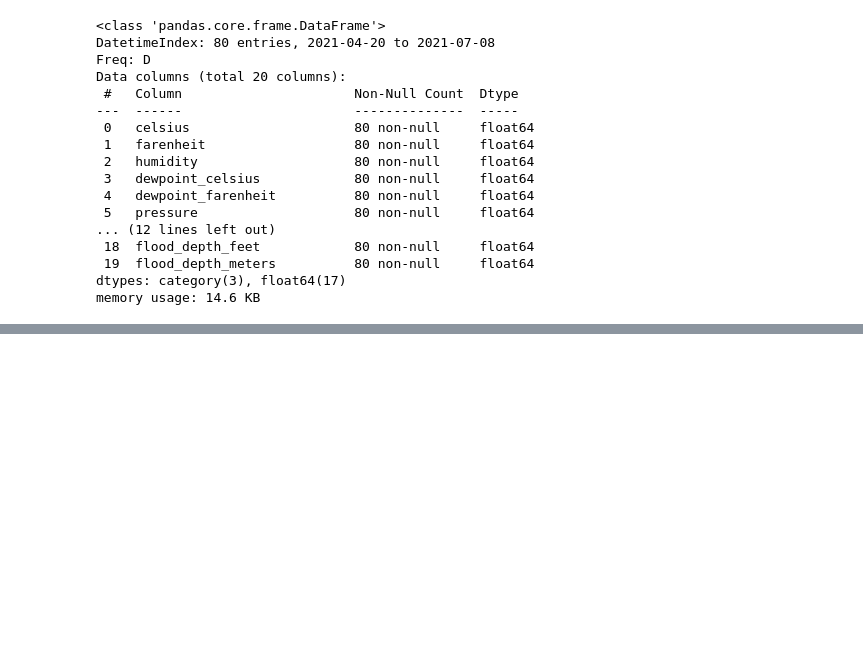
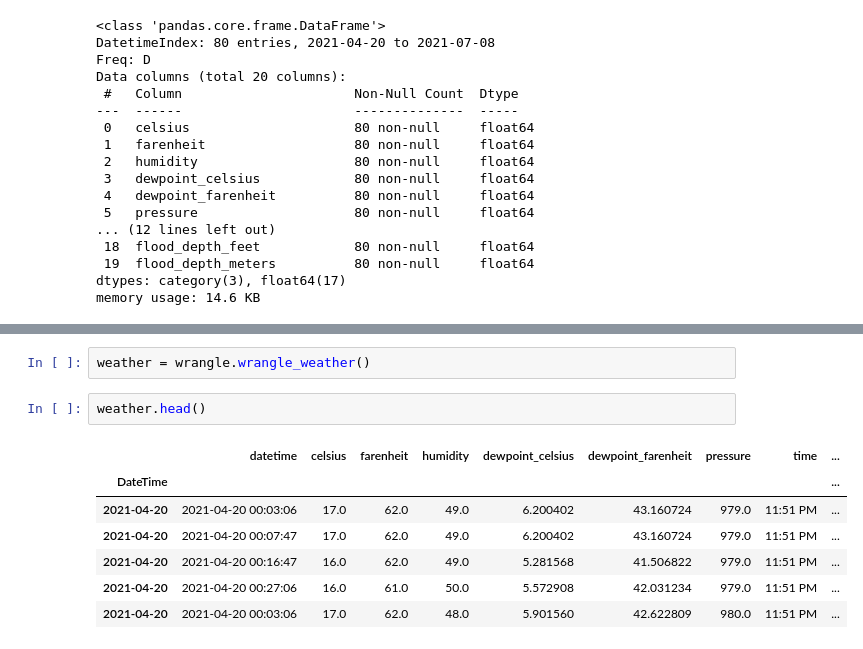
Before and after one commit to slc-data/2021-datathon, a Jupyter notebook: workbooks/lori/concat_datasets.ipynb, the cells around one changed output, grey strips where cells are left out. Drawn from its saved outputs; the diff is of its cells as text; blank space fills up the shorter version.

```diff
--- a/workbooks/lori/concat_datasets.ipynb
+++ b/workbooks/lori/concat_datasets.ipynb
@@ -97,0 +217,12 @@ memory usage: 14.6 KB
+# %%
+weather = wrangle.wrangle_weather()
+# %%
+weather.head()
+# %% [output]
+|  | datetime | celsius | farenheit | humidity | dewpoint_celsius | dewpoint_farenheit | pressure | time | ... |
+| DateTime |  |  |  |  |  |  |  |  | ... |
+| 2021-04-20 | 2021-04-20 00:03:06 | 17.0 | 62.0 | 49.0 | 6.200402 | 43.160724 | 979.0 | 11:51 PM | ... |
+| 2021-04-20 | 2021-04-20 00:07:47 | 17.0 | 62.0 | 49.0 | 6.200402 | 43.160724 | 979.0 | 11:51 PM | ... |
+| 2021-04-20 | 2021-04-20 00:16:47 | 16.0 | 62.0 | 49.0 | 5.281568 | 41.506822 | 979.0 | 11:51 PM | ... |
+| 2021-04-20 | 2021-04-20 00:27:06 | 16.0 | 61.0 | 50.0 | 5.572908 | 42.031234 | 979.0 | 11:51 PM | ... |
+| 2021-04-20 | 2021-04-20 00:03:06 | 17.0 | 62.0 | 48.0 | 5.901560 | 42.622809 | 980.0 | 11:51 PM | ... |
```
Also changed, not shown: parts of 14 cells of this notebook, 1 other file.
